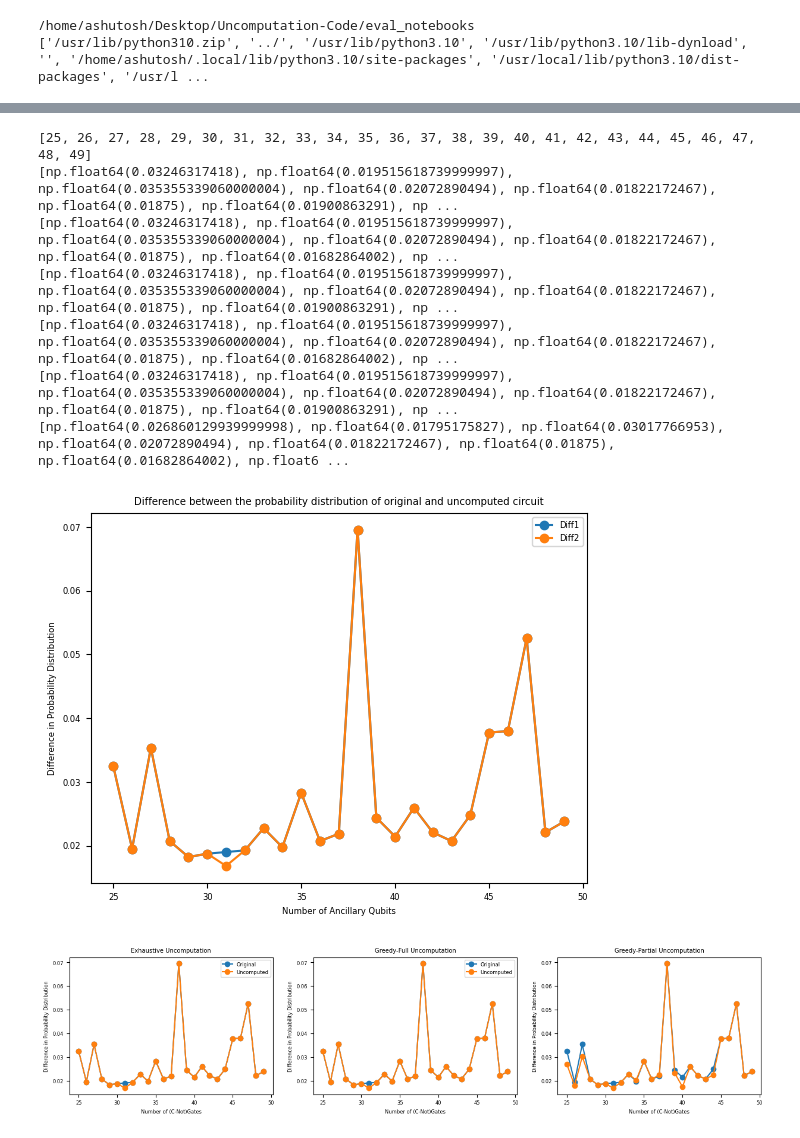
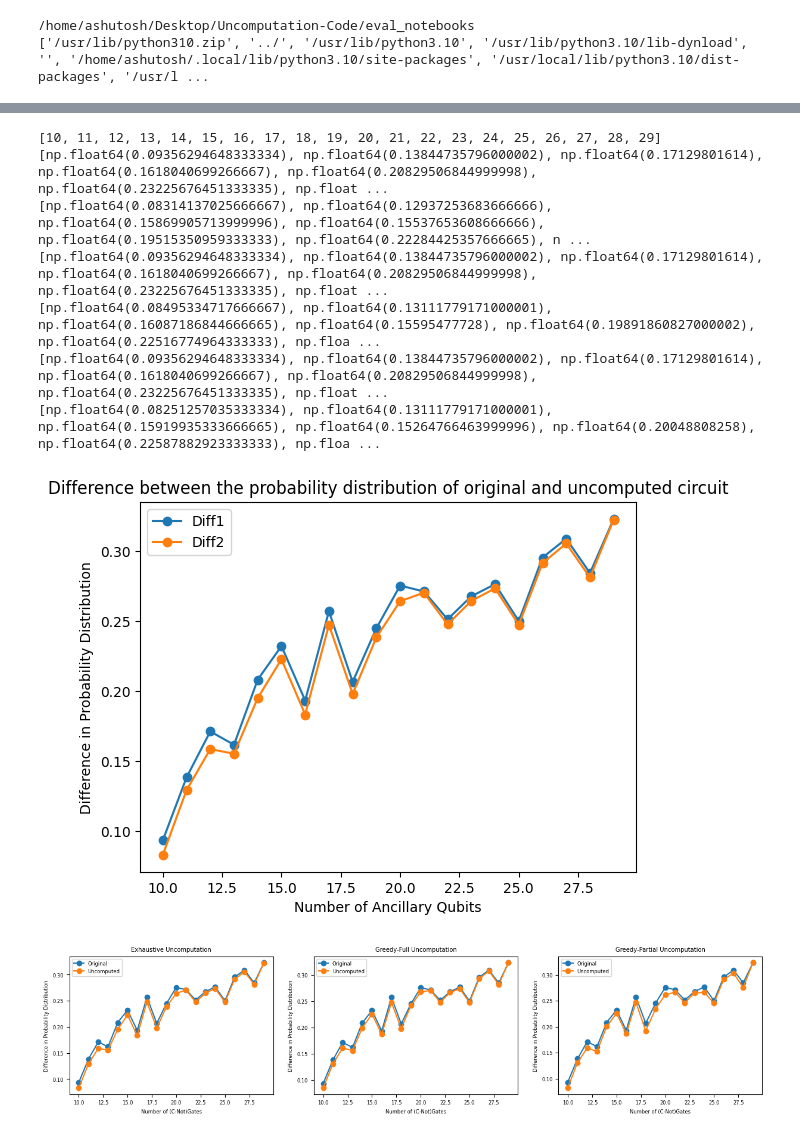
Before and after one commit to ashutiw2k/PartialUncomputation, a Jupyter notebook: eval_notebooks/basic_eval_DiffNumGates.ipynb, the cells around one changed output, grey strips where cells are left out. Drawn from its saved outputs; the diff is of its cells as text; code cells hidden in the pictures.

Commit message:
Good plots for diff num gates

```diff
--- a/eval_notebooks/basic_eval_DiffNumGates.ipynb
+++ b/eval_notebooks/basic_eval_DiffNumGates.ipynb
@@ -16,7 +16,7 @@ print(sys.path)
 /home/ashutosh/Desktop/Uncomputation-Code/eval_notebooks
 ['/usr/lib/python310.zip', '../', '/usr/lib/python3.10', '/usr/lib/python3.10/lib-dynload', '', '/home/ashutosh/.local/lib/python3.10/site-packages', '/usr/local/lib/python3.10/dist-packages', '/usr/l ...
 # %%
-valid_num_circuits = 10
+valid_num_circuits = 30
 # %%
 from helperfunctions.circuitgraphfunctions import get_computation_graph, get_uncomp_circuit
 from helperfunctions.uncompfunctions import add_uncomputation, exhaustive_uncomputation_adding, greedy_uncomputation_full, greedy_uncomputation_partial
@@ -27,7 +27,7 @@ from helperfunctions.constants import UncompType
 def random_quantum_circuit_large_distinct_nums(num_q, num_g) -> tuple[QuantumCircuit,int,int,int]:
 
     # num_q = random.randint(3,10)
-    num_a = 3
+    num_a = 4
     # num_g = random.randint(50, 100)
     # num_g = random.randint(10,50)
     # num_g = num_g
@@ -191,7 +191,7 @@ class ProbDiffResults:
                 '''
 # %%
 
-def get_circuit_metrics(num_q, num_a, results:ProbDiffResults):
+def get_circuit_metrics(num_q, num_g, results:ProbDiffResults):
     print('****************************************************************************')
     for idx in range(valid_num_circuits):
         # if num_circuits > 0:
@@ -203,7 +203,7 @@ def get_circuit_metrics(num_q, num_a, results:ProbDiffResults):
         # else:
         #     _circuit, num_q, num_a, num_g = simple_circuit_with_partial_uncomp()
 
-        _circuit, num_q, num_a, num_g = random_quantum_circuit_large_distinct_nums(num_q,num_a)
+        _circuit, num_q, num_a, num_g = random_quantum_circuit_large_distinct_nums(num_q,num_g)
 
 
         name_str = f'Circuit_{idx}'
@@ -384,9 +384,9 @@ def get_circuit_metrics(num_q, num_a, results:ProbDiffResults):
 %%capture eval_circs_out
 # ^ To restrict output
 
-num_q = 5
+num_q = 4
 results_dict = {}
-for idx in range(25,50):
+for idx in range(10,30):
     results = ProbDiffResults()
     filled_results = get_circuit_metrics(num_q, idx, results)
     print(filled_results)
@@ -453,13 +453,13 @@ print(gf_uncomp_avg)
 print(gp_comp_avg)
 print(gp_uncomp_avg)
 # %% [output]
-[25, 26, 27, 28, 29, 30, 31, 32, 33, 34, 35, 36, 37, 38, 39, 40, 41, 42, 43, 44, 45, 46, 47, 48, 49]
-[np.float64(0.03246317418), np.float64(0.019515618739999997), np.float64(0.035355339060000004), np.float64(0.02072890494), np.float64(0.01822172467), np.float64(0.01875), np.float64(0.01900863291), np ...
-[np.float64(0.03246317418), np.float64(0.019515618739999997), np.float64(0.035355339060000004), np.float64(0.02072890494), np.float64(0.01822172467), np.float64(0.01875), np.float64(0.01682864002), np ...
-[np.float64(0.03246317418), np.float64(0.019515618739999997), np.float64(0.035355339060000004), np.float64(0.02072890494), np.float64(0.01822172467), np.float64(0.01875), np.float64(0.01900863291), np ...
-[np.float64(0.03246317418), np.float64(0.019515618739999997), np.float64(0.035355339060000004), np.float64(0.02072890494), np.float64(0.01822172467), np.float64(0.01875), np.float64(0.01682864002), np ...
-[np.float64(0.03246317418), np.float64(0.019515618739999997), np.float64(0.035355339060000004), np.float64(0.02072890494), np.float64(0.01822172467), np.float64(0.01875), np.float64(0.01900863291), np ...
-[np.float64(0.026860129939999998), np.float64(0.01795175827), np.float64(0.03017766953), np.float64(0.02072890494), np.float64(0.01822172467), np.float64(0.01875), np.float64(0.01682864002), np.float6 ...
+[10, 11, 12, 13, 14, 15, 16, 17, 18, 19, 20, 21, 22, 23, 24, 25, 26, 27, 28, 29]
+[np.float64(0.09356294648333334), np.float64(0.13844735796000002), np.float64(0.17129801614), np.float64(0.1618040699266667), np.float64(0.20829506844999998), np.float64(0.23225676451333335), np.float ...
+[np.float64(0.08314137025666667), np.float64(0.12937253683666666), np.float64(0.15869905713999996), np.float64(0.15537653608666666), np.float64(0.19515350959333333), np.float64(0.22284425357666665), n ...
+[np.float64(0.09356294648333334), np.float64(0.13844735796000002), np.float64(0.17129801614), np.float64(0.1618040699266667), np.float64(0.20829506844999998), np.float64(0.23225676451333335), np.float ...
+[np.float64(0.08495334717666667), np.float64(0.13111779171000001), np.float64(0.16087186844666665), np.float64(0.15595477728), np.float64(0.19891860827000002), np.float64(0.22516774964333333), np.floa ...
+[np.float64(0.09356294648333334), np.float64(0.13844735796000002), np.float64(0.17129801614), np.float64(0.1618040699266667), np.float64(0.20829506844999998), np.float64(0.23225676451333335), np.float ...
+[np.float64(0.08251257035333334), np.float64(0.13111779171000001), np.float64(0.15919935333666665), np.float64(0.15264766463999996), np.float64(0.20048808258), np.float64(0.22587882923333333), np.floa ...
 # %%
 import matplotlib.pyplot as plt
 # %%
@@ -472,38 +472,38 @@ plt.ylabel('Difference in Probability Distribution')
 plt.legend()
 plt.show()
 # %% [output]
-[figure, old version]
+[figure, new version]
 # %%
 plt.rcParams['font.size'] = 6
 fig, (ax1, ax2, ax3) = plt.subplots(1,3,figsize=(15,3))
 
 ax1.plot(x_axis, ex_comp_avg, marker='o', linestyle='-', label='Original')
 ax1.plot(x_axis, ex_uncomp_avg, marker='o', linestyle='-', label='Uncomputed')
 ax1.set_title('Exhaustive Uncomputation')
 ax1.set_xlabel('Number of (C-Not)Gates')
 ax1.set_ylabel('Difference in Probability Distribution')
 ax1.legend()
 
 ax2.plot(x_axis, gf_comp_avg, marker='o', linestyle='-', label='Original')
 ax2.plot(x_axis, gf_uncomp_avg, marker='o', linestyle='-', label='Uncomputed')
 ax2.set_title('Greedy-Full Uncomputation')
 ax2.set_xlabel('Number of (C-Not)Gates')
 ax2.set_ylabel('Difference in Probability Distribution')
 ax2.legend()
 
 ax3.plot(x_axis, gp_comp_avg, marker='o', linestyle='-', label='Original')
 ax3.plot(x_axis, gp_uncomp_avg, marker='o', linestyle='-', label='Uncomputed')
 ax3.set_title('Greedy-Partial Uncomputation')
 ax3.set_xlabel('Number of (C-Not)Gates')
 ax3.set_ylabel('Difference in Probability Distribution')
-ax2.legend()
+ax3.legend()
 
 # fig.suptitle('Difference in Probability Distribution of Regular and Uncomputed Circuit against Ideal Circuit', fontsize=10)
 # fig.legend()
 
 plt.show()
 # %% [output]
-[figure, old version]
+[figure, new version]
 # %%
 plt.plot(x_axis, ex_comp_avg, marker='o', linestyle='-', label='Original')
 plt.plot(x_axis, ex_uncomp_avg, marker='o', linestyle='-', label='Exhaustive')
```
Also changed, not shown: parts of 2 cells of this notebook.
